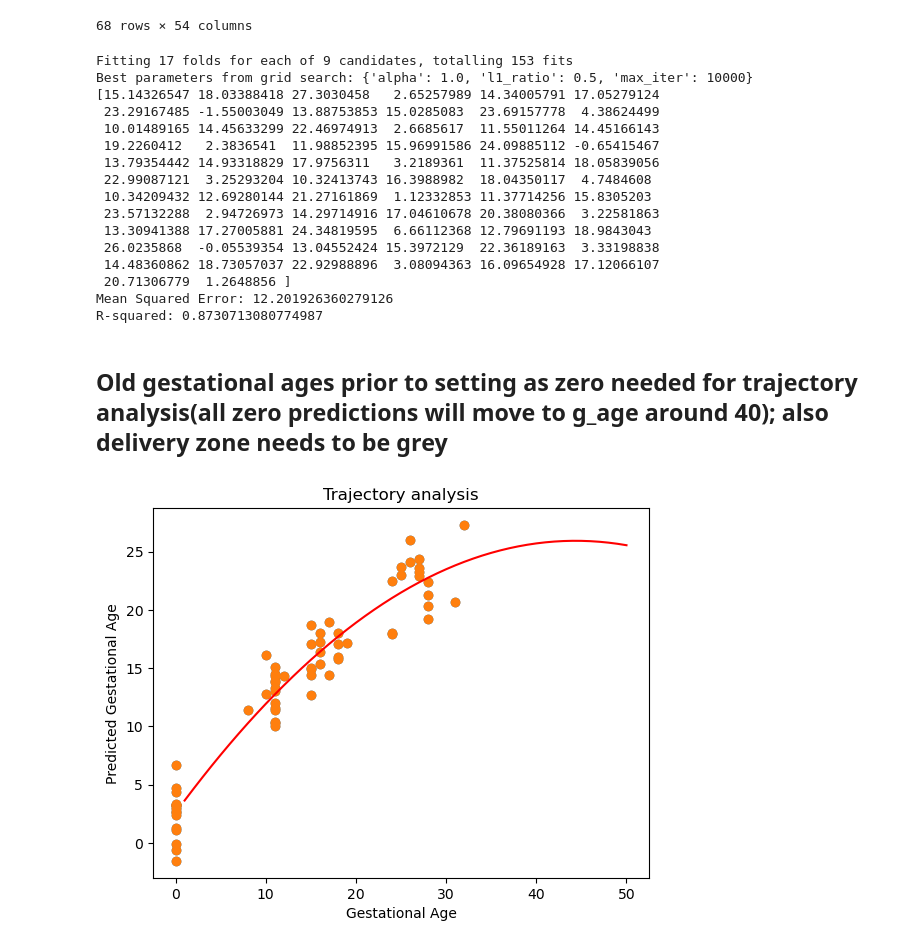
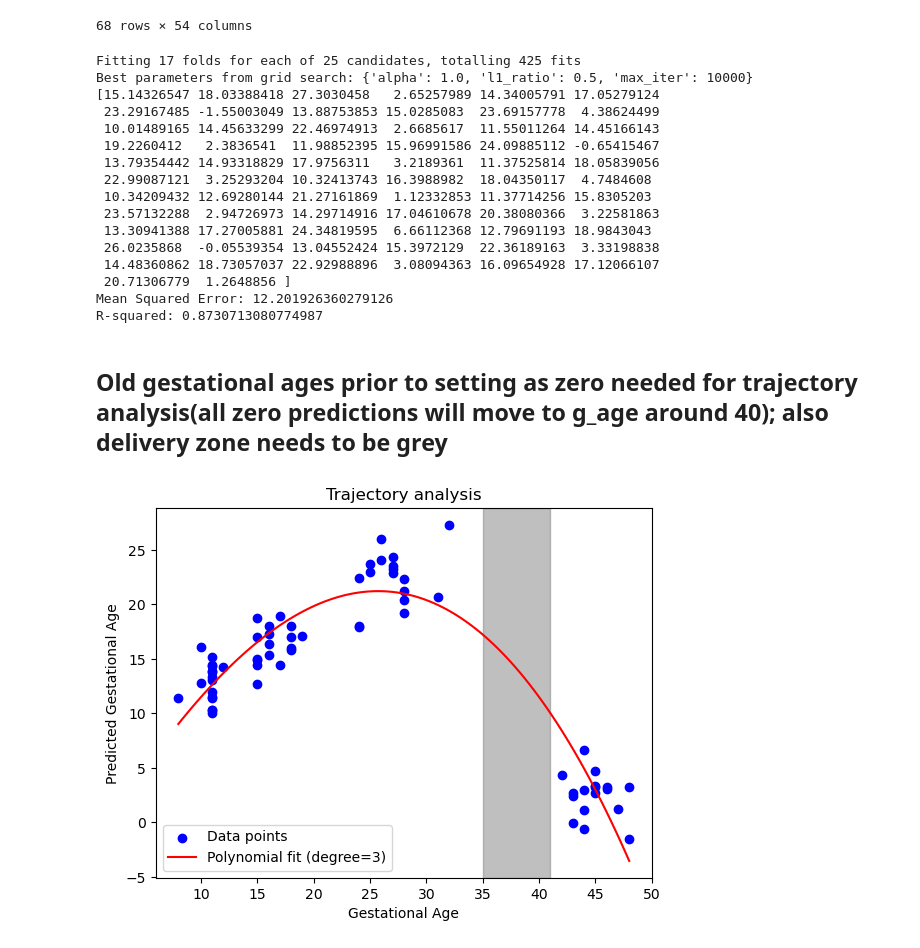
Before and after one commit to tam4x/Depression_Level_Classifier, a Jupyter notebook: Problem2/Problem 2.ipynb, the cells around one changed output. Drawn from its saved outputs; the diff is of its cells as text; code cells hidden in the pictures.

```diff
--- a/Problem2/Problem 2.ipynb
+++ b/Problem2/Problem 2.ipynb
@@ -196,8 +195,8 @@ logo = LeaveOneGroupOut()
 
 # Hyperparameter grid for ElasticNet
 param_grid = {
-    'alpha': [ 1.0, 10.0, 50.0],
-    'l1_ratio': [ 0.3, 0.5, 0.7],
+    'alpha': [0.1, 0.5, 1.0, 5, 10.0],
+    'l1_ratio': [ 0.1, 0.3, 0.5, 0.7, 0.9],
     'max_iter': [10000]
 }
 
@@ -224,7 +223,7 @@ r2 = r2_score(y, y_pred)
 print(f'Mean Squared Error: {mse}')
 print(f'R-squared: {r2}')
 # %% [output]
-Fitting 17 folds for each of 9 candidates, totalling 153 fits
+Fitting 17 folds for each of 25 candidates, totalling 425 fits
 Best parameters from grid search: {'alpha': 1.0, 'l1_ratio': 0.5, 'max_iter': 10000}
 [15.14326547 18.03388418 27.3030458   2.65257989 14.34005791 17.05279124
  23.29167485 -1.55003049 13.88753853 15.0285083  23.69157778  4.38624499
@@ -242,23 +241,40 @@ Mean Squared Error: 12.201926360279126
 R-squared: 0.8730713080774987
 # %% [markdown]
 ## Old gestational ages prior to setting as zero needed for trajectory analysis(all zero predictions will move to g_age around 40); also delivery zone needs to be grey
+# %%
+columns_to_read = [ 'gestational_age']
+
+full_gest_age = pd.read_csv("data_multinomics.csv", usecols=columns_to_read, skiprows=[1])
+
+full_gest_age
 # %%
-import numpy as np
+#define y as the full gestational data
+y = np.array(full_gest_age)
 
-#data_original = pd.read_csv("data_multinomics.csv")
-#y = data_original["gestational_age"]
+# Scatter plot
+plt.scatter(y, y_pred, color='blue', label='Data points')
 
-plt.scatter(y, y_pred)
+# Polynomial regression
+degree = 3  # Degree of the polynomial
+poly = PolynomialFeatures(degree)
+y_poly = poly.fit_transform(y.reshape(-1, 1))
+model = LinearRegression()
+model.fit(y_poly, y_pred)
 
-model2 = np.poly1d(np.polyfit(y , y_pred ,2))
+# Generate a range of values for plotting the curve
+y_range = np.linspace(min(y), max(y), 100).reshape(-1, 1)
+y_range_poly = poly.transform(y_range)
+y_curve = model.predict(y_range_poly)
 
-polyline = np.linspace(1, 50, 50)
-plt.scatter(y, y_pred)
-plt.plot(polyline, model2(polyline), color='red')
+# Add grey background for a range of x-axis values
+plt.axvspan(35, 41, color='grey', alpha=0.5)
 
+# Plot the curve
+plt.plot(y_range, y_curve, color='red', label=f'Polynomial fit (degree={degree})')
 plt.xlabel('Gestational Age')
 plt.ylabel('Predicted Gestational Age')
 plt.title("Trajectory analysis")
+plt.legend()
 plt.show()
 # %% [output]
-[figure, old version]
+[figure, new version]
```
Also changed, not shown: parts of 2 cells of this notebook.
